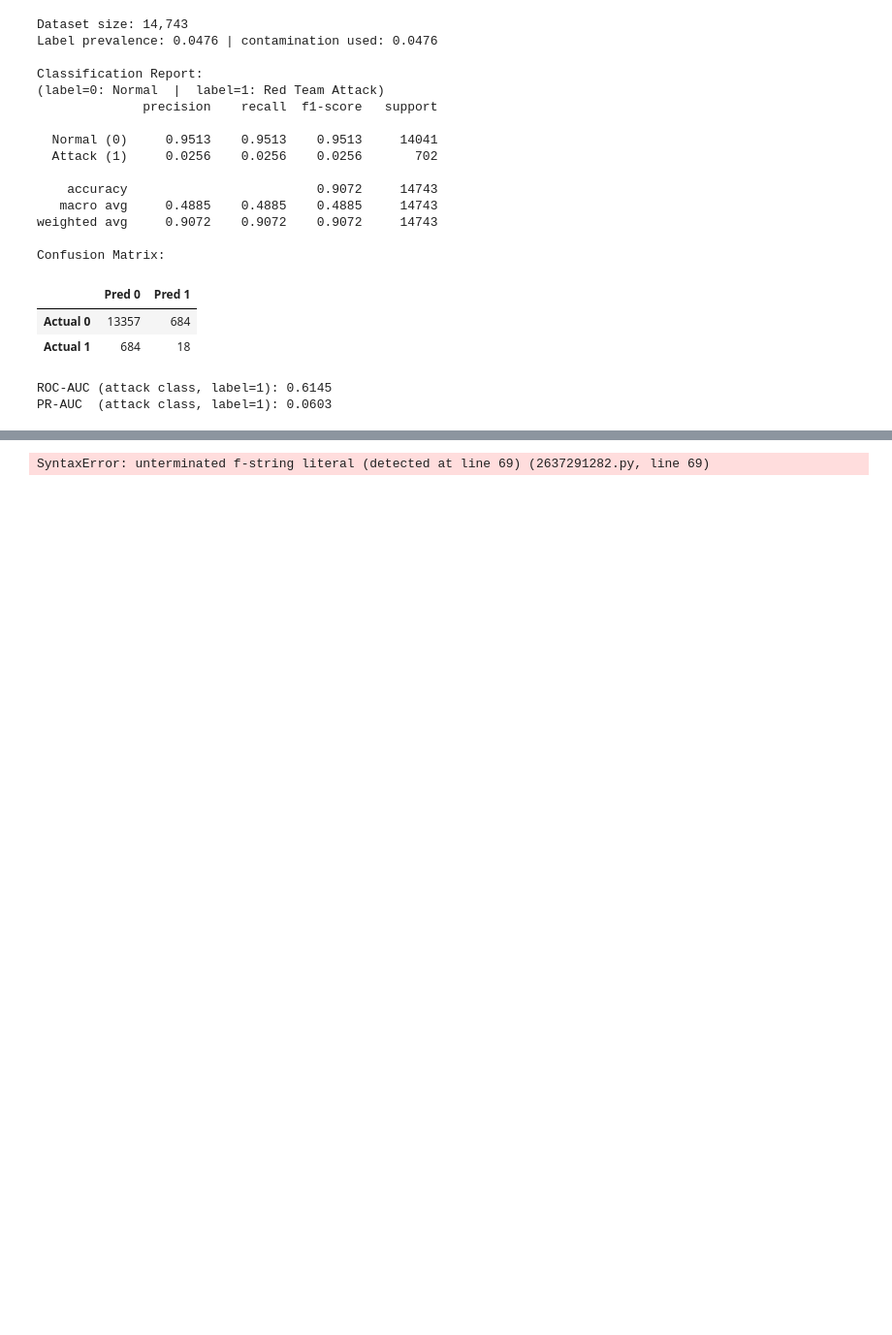
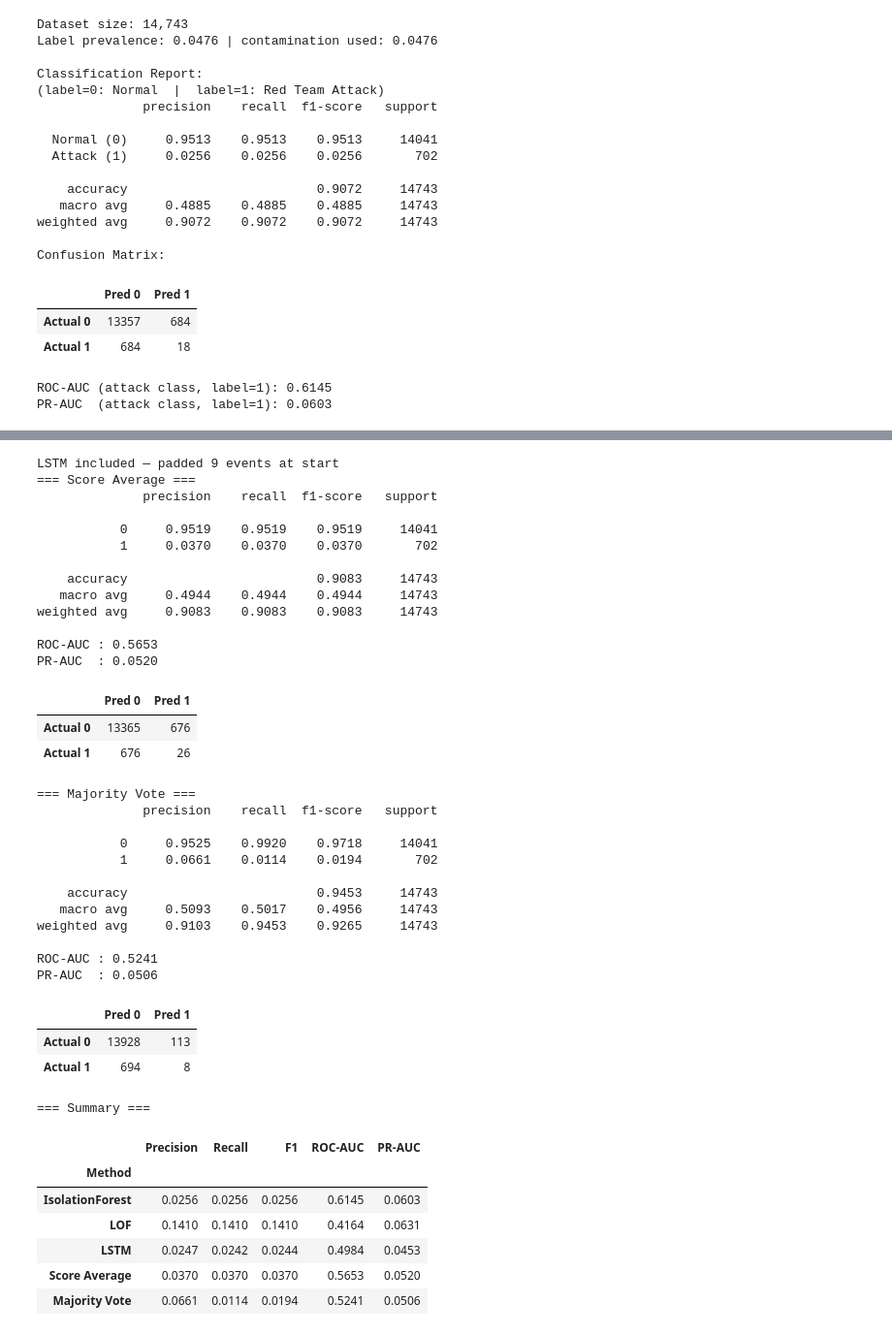
Before and after one commit to mwpersson/COMP9150-final-project, a Jupyter notebook: cyber1-sampled.ipynb, the cells around one changed output, grey strips where cells are left out. Shown at 97% size. Cells and saved outputs as stored; diff of their text form; code cells hidden in the pictures; blank space fills up the shorter version.

```diff
--- a/cyber1-sampled.ipynb
+++ b/cyber1-sampled.ipynb
@@ -514,7 +547,7 @@ SyntaxError: expected 'except' or 'finally' block (4196962577.py, line 101)
 # %%
-# ============================================================
 # Ensemble: Score Average + Majority Vote
-# ============================================================
+
+
 import numpy as np
 from sklearn.preprocessing import MinMaxScaler
 from sklearn.metrics import (
@@ -523,12 +556,12 @@ from sklearn.metrics import (
     f1_score, precision_score, recall_score
 )
 
-# --- helper: normalise any score array to [0, 1] ---
+#  helper: normalise any score array to [0, 1]
 def norm_score(s):
     mn, mx = s.min(), s.max()
     return (s - mn) / (mx - mn + 1e-12)   # 1e-12 avoids divide-by-zero if all scores equal
 
-# --- check whether LSTM ran successfully ---
+#  check whether LSTM ran successfully
 # LSTM scores exist only if the try-block in the previous cell completed
 try:
     _ = y_score_lstm
@@ -536,7 +569,7 @@ try:
 except NameError:
     lstm_available = False
 
-# --- collect scores and binary predictions from each detector ---
+#  collect scores and binary predictions from each detector --
 # IF and LOF both produce one value per event, so they align directly with y
 base_scores = {"IsolationForest": y_score, "LOF": y_score_lof}
 base_preds  = {"IsolationForest": y_pred,  "LOF": y_pred_lof}
@@ -563,7 +596,7 @@ ensemble_norm = norm_matrix.mean(axis=1)
 # Flag the top-contamination fraction as anomalies (same threshold logic as IF/LOF)
 y_pred_avg    = (ensemble_norm >= np.quantile(ensemble_norm, 1 - contamination)).astype(int)
 
-# ── 2. Majority Vote ─────────────────────────────────────────────────────────
+#  2. Majority Vote
 # Stack each detector binary prediction (0 = normal, 1 = anomaly) into a matrix
 pred_matrix   = np.stack([base_preds[k] for k in detector_names], axis=1)
 
@@ -573,7 +606,7 @@ vote_score    = pred_matrix.sum(axis=1).astype(float)
 # Flag as anomaly only if strictly more than half the detectors agree
 y_pred_vote   = (vote_score > len(detector_names) / 2).astype(int)
 
-# ── Evaluate both methods ────────────────────────────────────────────────────
+#  Evaluate both methods
 methods = {
     "Score Average": (y_pred_avg,  ensemble_norm),   # avg normalised score as continuous ranking
     "Majority Vote": (y_pred_vote, vote_score),      # vote count as continuous ranking for AUC
@@ -583,33 +616,71 @@ for name, (y_p, y_s) in methods.items():
     print(f"=== {name} ===")
     print(classification_report(y, y_p, digits=4))              # precision/recall/f1 per class
     print(f"ROC-AUC : {roc_auc_score(y, y_s):.4f}")           # ranking quality
     print(f"PR-AUC  : {average_precision_score(y, y_s):.4f}")  # better metric for imbalanced data
     cm = confusion_matrix(y, y_p)
     display(pd.DataFrame(cm, index=["Actual 0","Actual 1"], columns=["Pred 0","Pred 1"]))
 
 # ── Summary table: individuals first, then ensembles ─────────────────────────
 rows = []
 
 # Individual detectors first
 for k in detector_names:
     rows.append({"Method":    k,
                  "Precision": precision_score(y, base_preds[k], zero_division=0),
                  "Recall":    recall_score(y, base_preds[k], zero_division=0),
                  "F1":        f1_score(y, base_preds[k], zero_division=0),
                  "ROC-AUC":   roc_auc_score(y, base_scores[k]),
                  "PR-AUC":    average_precision_score(y, base_scores[k])})
 
 # Ensemble methods after
 for name, (y_p, y_s) in methods.items():
     rows.append({"Method":    name,
                  "Precision": precision_score(y, y_p, zero_division=0),
                  "Recall":    recall_score(y, y_p, zero_division=0),
                  "F1":        f1_score(y, y_p, zero_division=0),
-                 "ROC-AUC (label=1)":   roc_auc_score(y, y_s),
-                 "PR-AUC (label=1)":    average_precision_score(y, y_s)})
+                 "ROC-AUC":   roc_auc_score(y, y_s),
+                 "PR-AUC":    average_precision_score(y, y_s)})
 
 summary = pd.DataFrame(rows).set_index("Method").round(4)
 print("=== Summary ===")
 display(summary)   # individuals first, then ensembles — no sorting
 # %% [output]
-SyntaxError: unterminated f-string literal (detected at line 69) (2637291282.py, line 69)
+LSTM included — padded 9 events at start
+=== Score Average ===
+              precision    recall  f1-score   support
+
+           0     0.9519    0.9519    0.9519     14041
+           1     0.0370    0.0370    0.0370       702
+
+    accuracy                         0.9083     14743
+   macro avg     0.4944    0.4944    0.4944     14743
+weighted avg     0.9083    0.9083    0.9083     14743
+
+ROC-AUC : 0.5653
+PR-AUC  : 0.0520
+|  | Pred 0 | Pred 1 |
+| Actual 0 | 13365 | 676 |
+| Actual 1 | 676 | 26 |
+=== Majority Vote ===
+              precision    recall  f1-score   support
+
+           0     0.9525    0.9920    0.9718     14041
+           1     0.0661    0.0114    0.0194       702
+
+    accuracy                         0.9453     14743
+   macro avg     0.5093    0.5017    0.4956     14743
+weighted avg     0.9103    0.9453    0.9265     14743
+
+ROC-AUC : 0.5241
+PR-AUC  : 0.0506
+|  | Pred 0 | Pred 1 |
+| Actual 0 | 13928 | 113 |
+| Actual 1 | 694 | 8 |
+=== Summary ===
+|  | Precision | Recall | F1 | ROC-AUC | PR-AUC |
+| Method |  |  |  |  |  |
+| IsolationForest | 0.0256 | 0.0256 | 0.0256 | 0.6145 | 0.0603 |
+| LOF | 0.1410 | 0.1410 | 0.1410 | 0.4164 | 0.0631 |
+| LSTM | 0.0247 | 0.0242 | 0.0244 | 0.4984 | 0.0453 |
+| Score Average | 0.0370 | 0.0370 | 0.0370 | 0.5653 | 0.0520 |
+| Majority Vote | 0.0661 | 0.0114 | 0.0194 | 0.5241 | 0.0506 |
```
Also changed, not shown: parts of 1 cell of this notebook, 2 other files.
